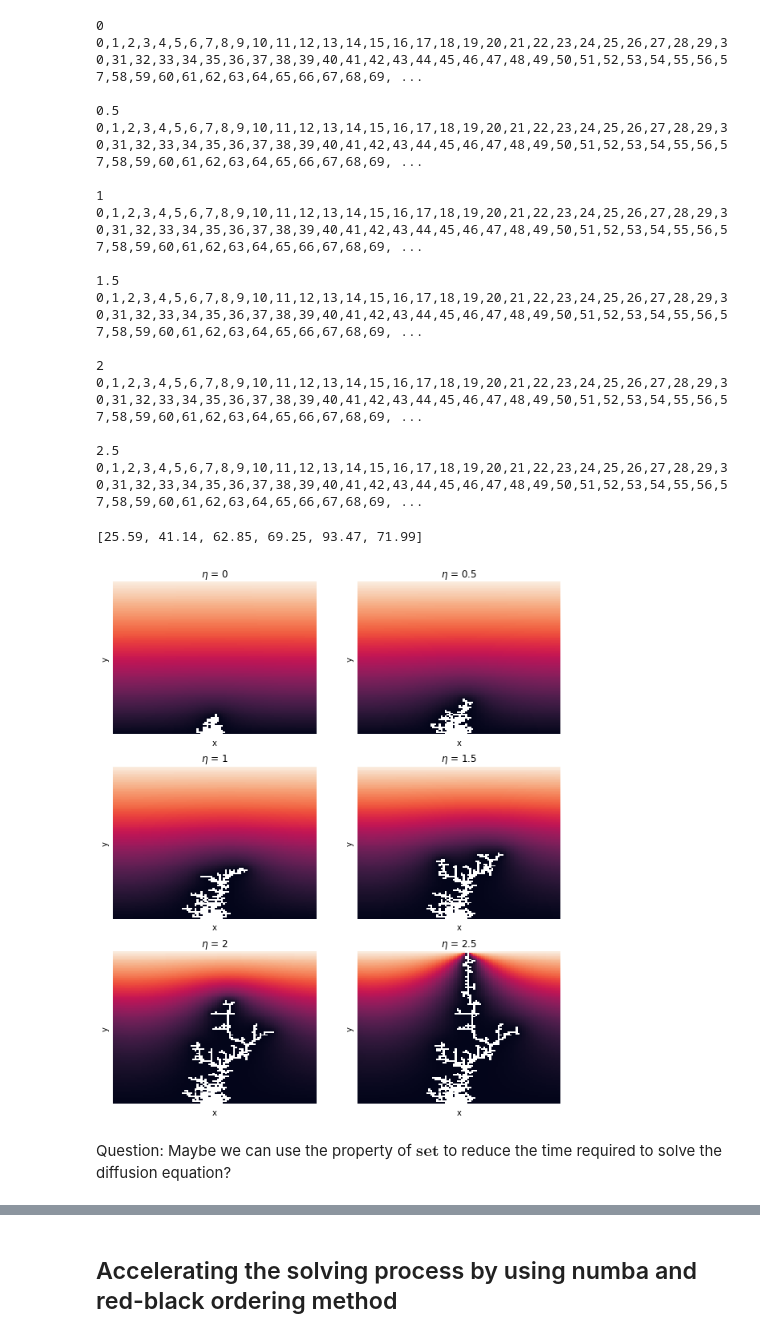
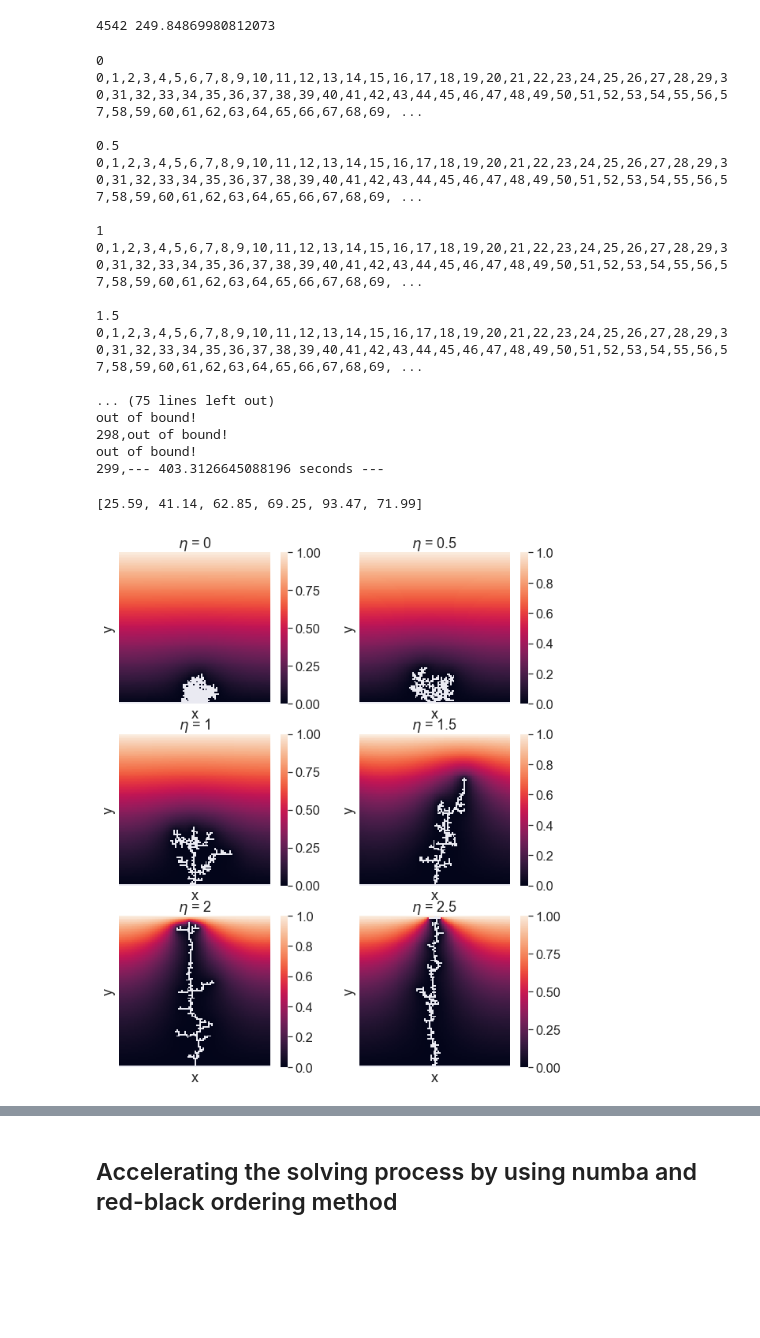
Before and after one commit to Alex-notmyname/MSC-Computational-Science, a Jupyter notebook: Scientific_Computing/Set 2 report/Exercise_1_1.ipynb, the cells around one changed output, grey strips where cells are left out. Drawn from its saved outputs; the diff is of its cells as text; code cells hidden in the pictures; blank space fills up the shorter version.

```diff
--- a/Scientific_Computing/Set 2 report/Exercise_1_1.ipynb
+++ b/Scientific_Computing/Set 2 report/Exercise_1_1.ipynb
@@ -122,6 +121,9 @@ def DLA_sor(c_sol, obj, max_ite=5000, w=1.8, e=1e-5, N=50):
     c_s = c_sol
     ##################################################################################
     # apply the sor method (pity that I don't know how to enable parellel computing :( )
+
+    calculation_time = 0
+
     for k in range(max_ite):
         for j in range(N-2):
             j += 1
@@ -129,11 +131,16 @@ def DLA_sor(c_sol, obj, max_ite=5000, w=1.8, e=1e-5, N=50):
                 ####################################################################
                 # Check if the point (i,j) lies within the sink!
                 passcheck = object_detector(i=i, j=j, obj=obj)
+
+                # track the calculation time
+                start_calculation_time = time.time()
                 if passcheck == 0:
                     c_s[i, j] = SOR_solver(i, j, n_i=N, c_k=c_keep_s, c_k_1=c_s, w=w)
                 else:
                     c_s[i, j] = 0
+                calculation_time += time.time() - start_calculation_time
                 ####################################################################
+
 
         # Update the tracker
         # c_store_s[k+1, :, :] = c_s
@@ -150,7 +157,17 @@ def DLA_sor(c_sol, obj, max_ite=5000, w=1.8, e=1e-5, N=50):
         c_keep_s = np.copy(c_s)
     #####################################################################################
 
-    return c_s, k
+    return c_s, k, calculation_time
+# %%
+if __name__ == '__main__':
+    # Create matrix to store function value at the current step
+    c_s = np.zeros((220, 220))
+    c_s[:, -1].fill(1)
+
+    c_store_s, k, calculation_time_n = DLA_sor(c_sol=c_s, obj=set(), w=1.8, N=220)
+print(k, calculation_time_n)
+# %% [output]
+4542 249.84869980812073
 # %%
 def implement_dla(c_sol, obj_0, N, n, max_iteration=100, w=1.8):
     obj = obj_0
@@ -159,7 +176,7 @@ def implement_dla(c_sol, obj_0, N, n, max_iteration=100, w=1.8):
     # simulate the DLA
     for i in range(max_iteration):
         # compute the PDE solution with dla object
-        c_sol, k_single = DLA_sor(c_sol=c_sol, obj=obj, N=N, w=w)
+        c_sol, k_single, calculation_time = DLA_sor(c_sol=c_sol, obj=obj, N=N, w=w)
 
         # calculate the sum of convergency step
         k_all += k_single
@@ -173,7 +190,7 @@ def implement_dla(c_sol, obj_0, N, n, max_iteration=100, w=1.8):
 
     k_avg = k_all / max_iteration
 
-    return c_sol, obj, k_avg
+    return c_sol, obj, k_avg, calculation_time
 # %%
 if __name__ == '__main__':
     # define the interval size we need
@@ -182,10 +199,7 @@ if __name__ == '__main__':
     # Start the simulation with the analytical solution
     c_0 = np.linspace(0, 1, N)
     c_analytic = np.tile(c_0, (N, 1))
-    ite = 100
-
-    # create the original dla object, it is a set!
-    obj_origin = {(50, 0)}
+    ite = 300
 
     n_set = [0, 0.5, 1, 1.5, 2, 2.5]
 
@@ -195,11 +209,14 @@ if __name__ == '__main__':
 
     for i, n in enumerate(n_set):
 
+        # create the original dla object, it is a set!
+        obj_origin = {(50, 0)}
+
         # check the time my programme takes
         start_time = time.time()
 
         print(n)
-        c_dla_, obj_final_, k_avg = implement_dla(c_sol=c_analytic, obj_0=obj_origin, N=N, max_iteration=ite, n=n)
+        c_dla_, obj_final_, k_avg, calculation_time_1 = implement_dla(c_sol=c_analytic, obj_0=obj_origin, N=N, max_iteration=ite, n=n)
         c_dla[i] = c_dla_
         obj_final.append(list(obj_final_))
         k_store.append(k_avg)
@@ -218,11 +235,11 @@ if __name__ == '__main__':
 1.5
 0,1,2,3,4,5,6,7,8,9,10,11,12,13,14,15,16,17,18,19,20,21,22,23,24,25,26,27,28,29,30,31,32,33,34,35,36,37,38,39,40,41,42,43,44,45,46,47,48,49,50,51,52,53,54,55,56,57,58,59,60,61,62,63,64,65,66,67,68,69, ...
 
-2
-0,1,2,3,4,5,6,7,8,9,10,11,12,13,14,15,16,17,18,19,20,21,22,23,24,25,26,27,28,29,30,31,32,33,34,35,36,37,38,39,40,41,42,43,44,45,46,47,48,49,50,51,52,53,54,55,56,57,58,59,60,61,62,63,64,65,66,67,68,69, ...
-
-2.5
-0,1,2,3,4,5,6,7,8,9,10,11,12,13,14,15,16,17,18,19,20,21,22,23,24,25,26,27,28,29,30,31,32,33,34,35,36,37,38,39,40,41,42,43,44,45,46,47,48,49,50,51,52,53,54,55,56,57,58,59,60,61,62,63,64,65,66,67,68,69, ...
+... (75 lines left out)
+out of bound!
+298,out of bound!
+out of bound!
+299,--- 403.3126645088196 seconds ---
 # %%
 k_store
 # %% [output]
@@ -230,25 +247,25 @@ k_store
 # %%
 c_dla = np.array(c_dla)
 
 fig1, ax1 = plt.subplots(nrows=3, ncols=2)
 
 plt.rcParams['figure.figsize'] = (10, 12)
 
-sns.heatmap(np.flipud(c_dla[0].T), cbar=False, xticklabels=False, yticklabels=False, mask=np.flipud(c_dla[0].T)==0, ax=ax1[0][0])
+sns.heatmap(np.flipud(c_dla[0].T), xticklabels=False, yticklabels=False, square=True, mask=np.flipud(c_dla[0].T)==0, ax=ax1[0][0])
 ax1[0][0].set(xlabel='x', ylabel='y', title=r'$\eta$ = 0')
-sns.heatmap(np.flipud(c_dla[1].T), cbar=False, xticklabels=False, yticklabels=False, mask=np.flipud(c_dla[1].T)==0, ax=ax1[0][1])
+sns.heatmap(np.flipud(c_dla[1].T), xticklabels=False, yticklabels=False, square=True, mask=np.flipud(c_dla[1].T)==0, ax=ax1[0][1])
 ax1[0][1].set(xlabel='x', ylabel='y', title=r'$\eta$ = 0.5')
-sns.heatmap(np.flipud(c_dla[2].T), cbar=False, xticklabels=False, yticklabels=False, mask=np.flipud(c_dla[2].T)==0, ax=ax1[1][0])
+sns.heatmap(np.flipud(c_dla[2].T), xticklabels=False, yticklabels=False, square=True, mask=np.flipud(c_dla[2].T)==0, ax=ax1[1][0])
 ax1[1][0].set(xlabel='x', ylabel='y', title=r'$\eta$ = 1')
-sns.heatmap(np.flipud(c_dla[3].T), cbar=False, xticklabels=False, yticklabels=False, mask=np.flipud(c_dla[3].T)==0, ax=ax1[1][1])
+sns.heatmap(np.flipud(c_dla[3].T), xticklabels=False, yticklabels=False, square=True, mask=np.flipud(c_dla[3].T)==0, ax=ax1[1][1])
 ax1[1][1].set(xlabel='x', ylabel='y', title=r'$\eta$ = 1.5')
-sns.heatmap(np.flipud(c_dla[4].T), cbar=False, xticklabels=False, yticklabels=False, mask=np.flipud(c_dla[4].T)==0, ax=ax1[2][0])
+sns.heatmap(np.flipud(c_dla[4].T), xticklabels=False, yticklabels=False, square=True, mask=np.flipud(c_dla[4].T)==0, ax=ax1[2][0])
 ax1[2][0].set(xlabel='x', ylabel='y', title=r'$\eta$ = 2')
-sns.heatmap(np.flipud(c_dla[5].T), cbar=False, xticklabels=False, yticklabels=False, mask=np.flipud(c_dla[5].T)==0, ax=ax1[2][1])
+sns.heatmap(np.flipud(c_dla[5].T), xticklabels=False, yticklabels=False, square=True, mask=np.flipud(c_dla[5].T)==0, ax=ax1[2][1])
 ax1[2][1].set(xlabel='x', ylabel='y', title=r'$\eta$ = 2.5')
 
+sns.set(font_scale=1.5)
+
 plt.show()
 # %% [output]
-[figure, old version]
+[figure, new version]
-# %% [markdown]
-Question: Maybe we can use the property of $\textbf{set}$ to reduce the time required to solve the diffusion equation?
```
Also changed, not shown: parts of 15 cells of this notebook, 8 other files.
